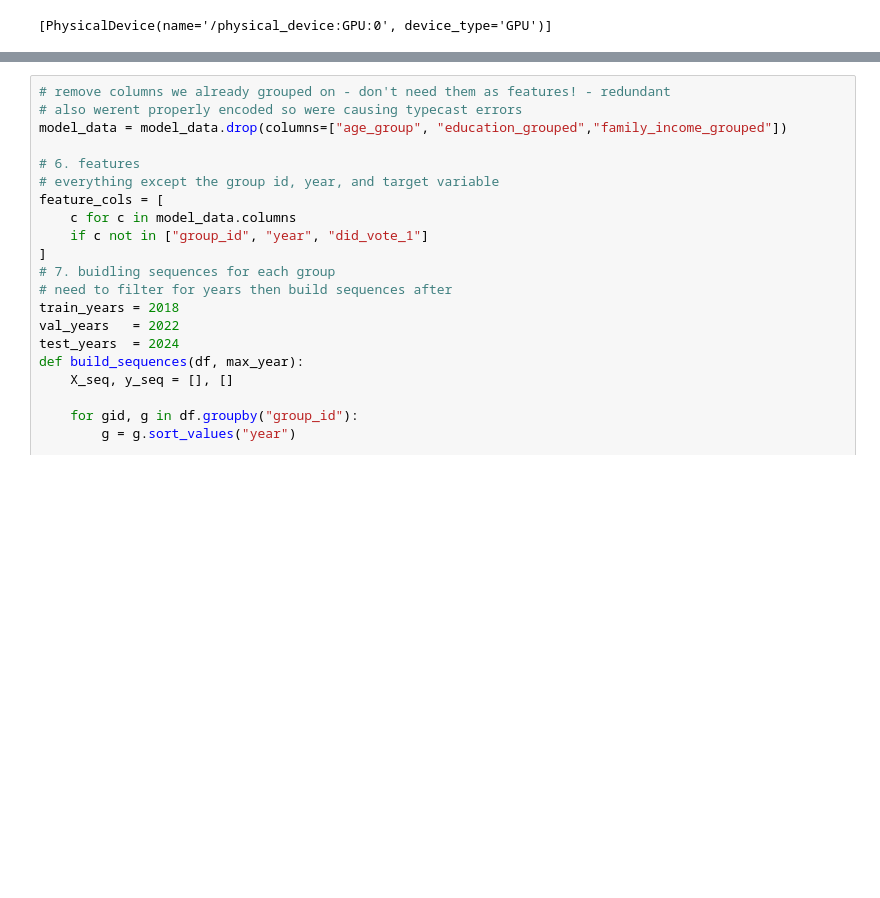
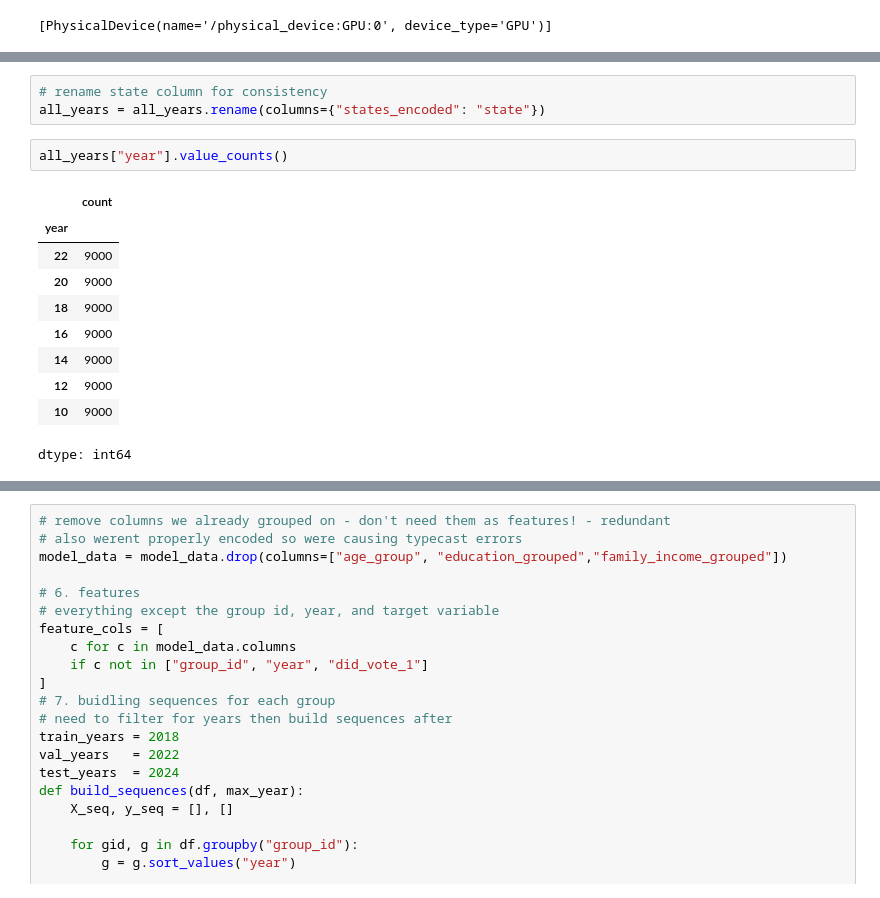
Before and after one commit to ecw70574/US-Census-Voting-and-Registration-DSCI-Capstone-Project, a Jupyter notebook: LSTM-pipeline-and-training.ipynb, the cells around one changed output, grey strips where cells are left out. Drawn from its saved outputs; the diff is of its cells as text; blank space fills up the shorter version.

```diff
--- a/LSTM-pipeline-and-training.ipynb
+++ b/LSTM-pipeline-and-training.ipynb
@@ -11,0 +29,16 @@ print(tf.config.list_physical_devices('GPU'))
+# %%
+# rename state column for consistency
+all_years = all_years.rename(columns={"states_encoded": "state"})
+# %%
+all_years["year"].value_counts()
+# %% [output]
+|  | count |
+| year |  |
+| 22 | 9000 |
+| 20 | 9000 |
+| 18 | 9000 |
+| 16 | 9000 |
+| 14 | 9000 |
+| 12 | 9000 |
+| 10 | 9000 |
+dtype: int64
```
Also changed, not shown: parts of 9 cells of this notebook.
